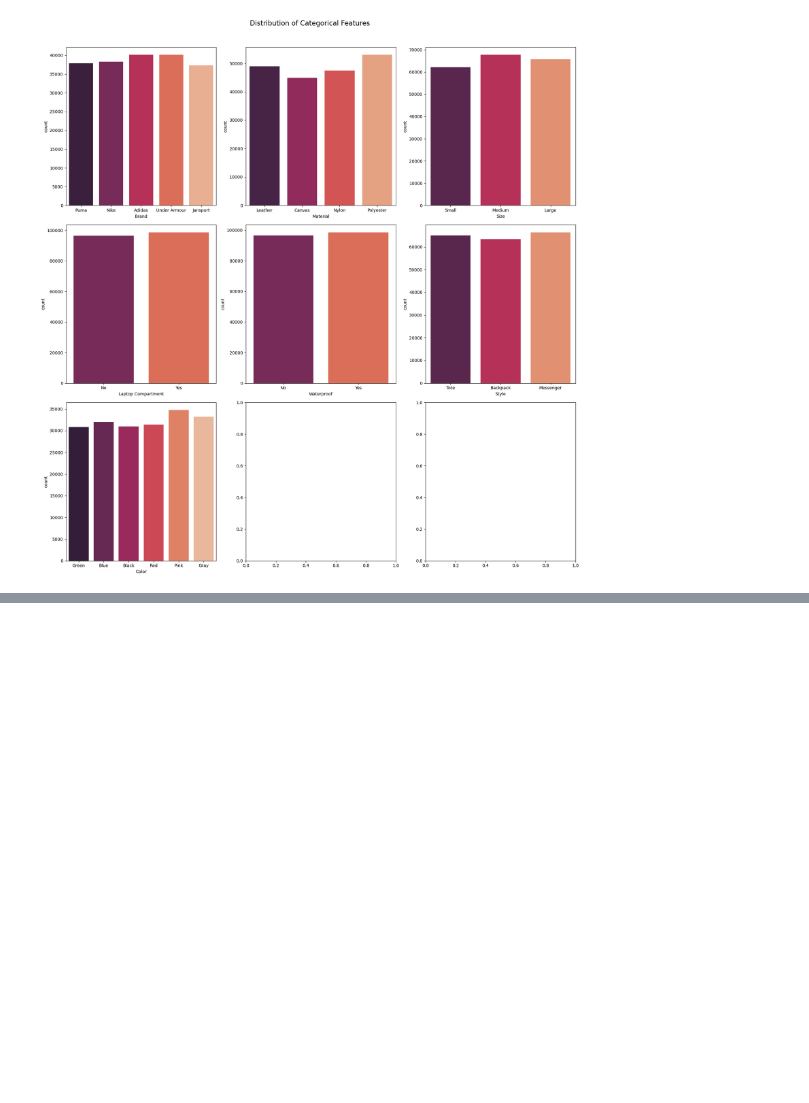
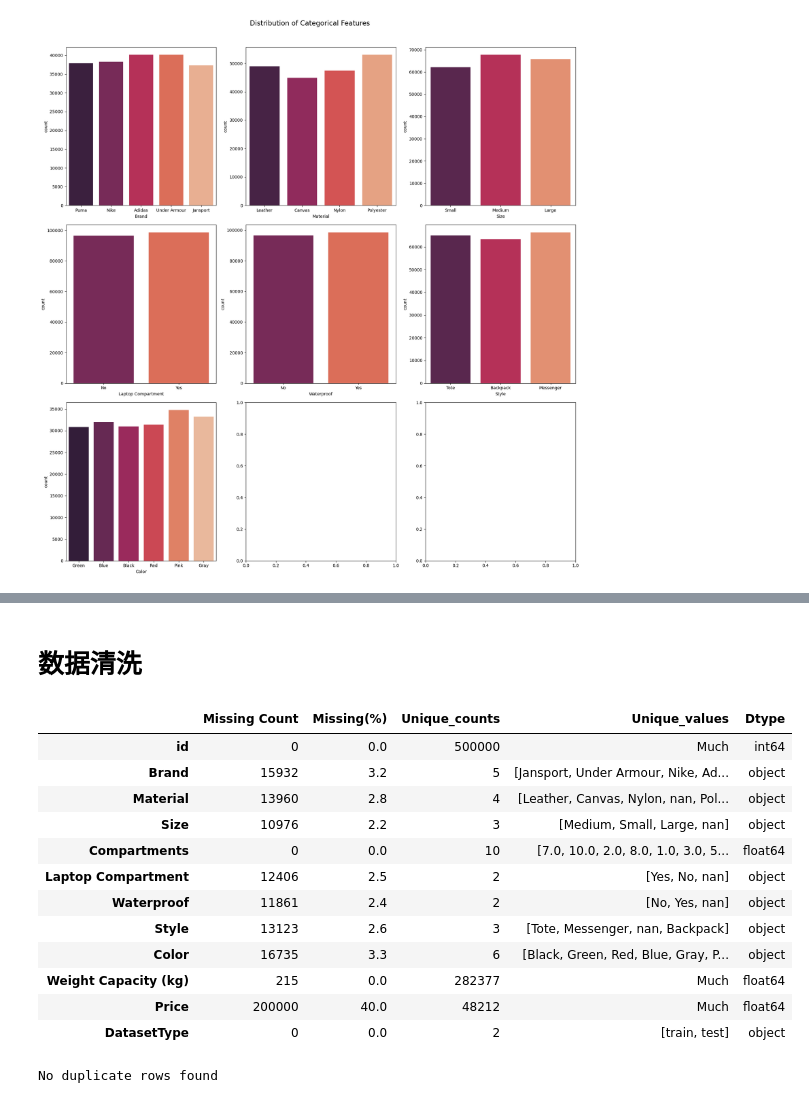
Before and after one commit to OneRaise5385/Backpack, a Jupyter notebook: notebooks/backpack.ipynb, the cells around one changed output, grey strips where cells are left out. Drawn from its saved outputs; the diff is of its cells as text; code cells hidden in the pictures; blank space fills up the shorter version.

```diff
--- a/notebooks/backpack.ipynb
+++ b/notebooks/backpack.ipynb
@@ -75,0 +99,24 @@ plot_distribution(test, cat_columns, 'cat')
+# %% [markdown]
+# 数据清洗
+# %%
+# 合并训练集与测试集
+train["DatasetType"] = "train"
+test["DatasetType"] = "test"
+combined = pd.concat([train, test], axis=0).reset_index(drop=True)
+# %%
+data_overview(combined, False, False)
+# %% [output]
+|  | Missing Count | Missing(%) | Unique_counts | Unique_values | Dtype |
+| id | 0 | 0.0 | 500000 | Much | int64 |
+| Brand | 15932 | 3.2 | 5 | [Jansport, Under Armour, Nike, Ad... | object |
+| Material | 13960 | 2.8 | 4 | [Leather, Canvas, Nylon, nan, Pol... | object |
+| Size | 10976 | 2.2 | 3 | [Medium, Small, Large, nan] | object |
+| Compartments | 0 | 0.0 | 10 | [7.0, 10.0, 2.0, 8.0, 1.0, 3.0, 5... | float64 |
+| Laptop Compartment | 12406 | 2.5 | 2 | [Yes, No, nan] | object |
+| Waterproof | 11861 | 2.4 | 2 | [No, Yes, nan] | object |
+| Style | 13123 | 2.6 | 3 | [Tote, Messenger, nan, Backpack] | object |
+| Color | 16735 | 3.3 | 6 | [Black, Green, Red, Blue, Gray, P... | object |
+| Weight Capacity (kg) | 215 | 0.0 | 282377 | Much | float64 |
+| Price | 200000 | 40.0 | 48212 | Much | float64 |
+| DatasetType | 0 | 0.0 | 2 | [train, test] | object |
+No duplicate rows found
```
Also changed, not shown: parts of 12 cells of this notebook, 14 other files.
